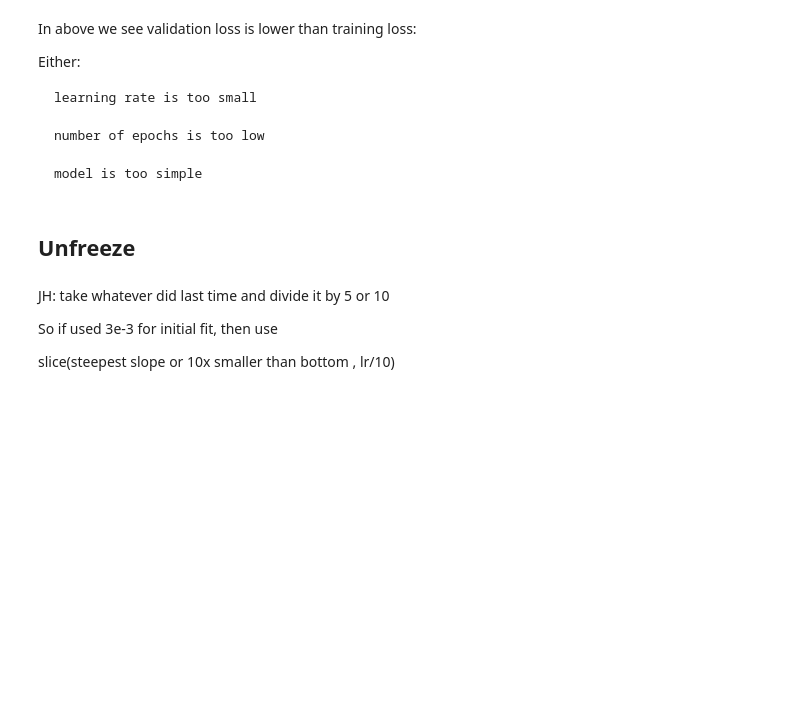
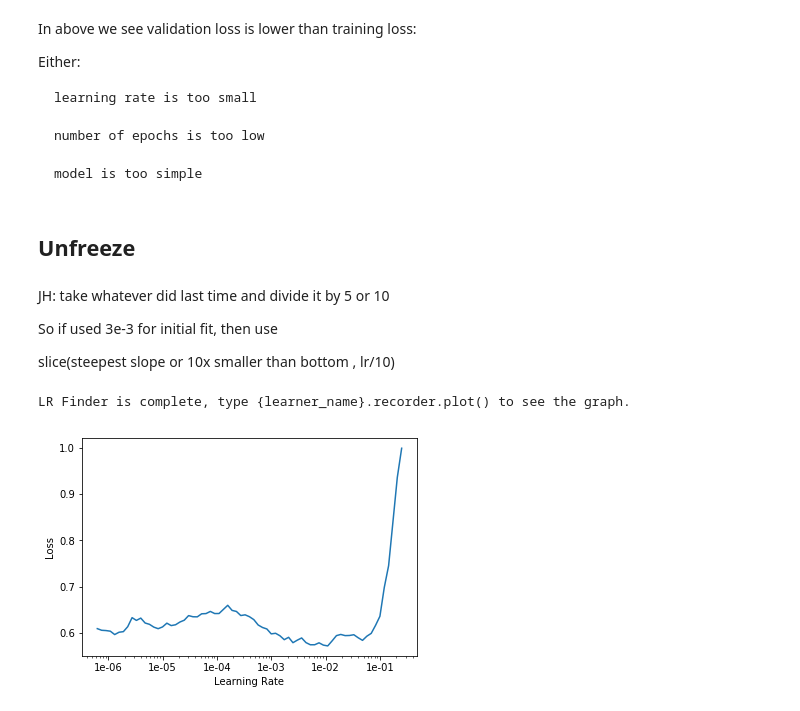
Before and after one commit to adriangrepo/fastai_v3_experiments, a Jupyter notebook: nbs/fit_one_cycle.ipynb, the cells around one changed output. Cells and saved outputs as stored; diff of their text form; code cells hidden in the pictures; blank space fills up the shorter version.

```diff
--- a/nbs/fit_one_cycle.ipynb
+++ b/nbs/fit_one_cycle.ipynb
@@ -174 +173,7 @@ slice(steepest slope or 10x smaller than bottom , lr/10)
+# %%
+learn.lr_find()
+learn.recorder.plot()
+# %% [output]
+LR Finder is complete, type {learner_name}.recorder.plot() to see the graph.
+[figure, added]
 # %%
```
Also changed, not shown: parts of 10 cells of this notebook, 3 other files.
